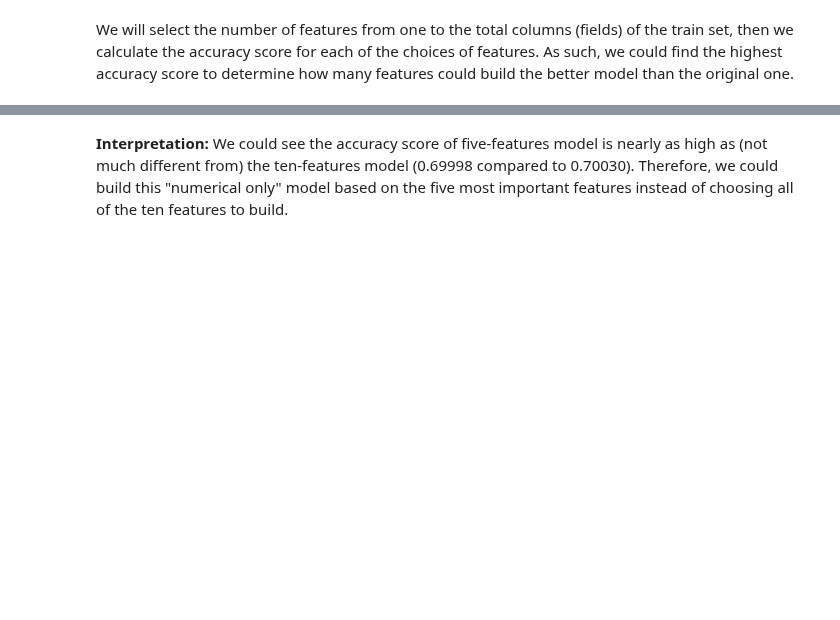
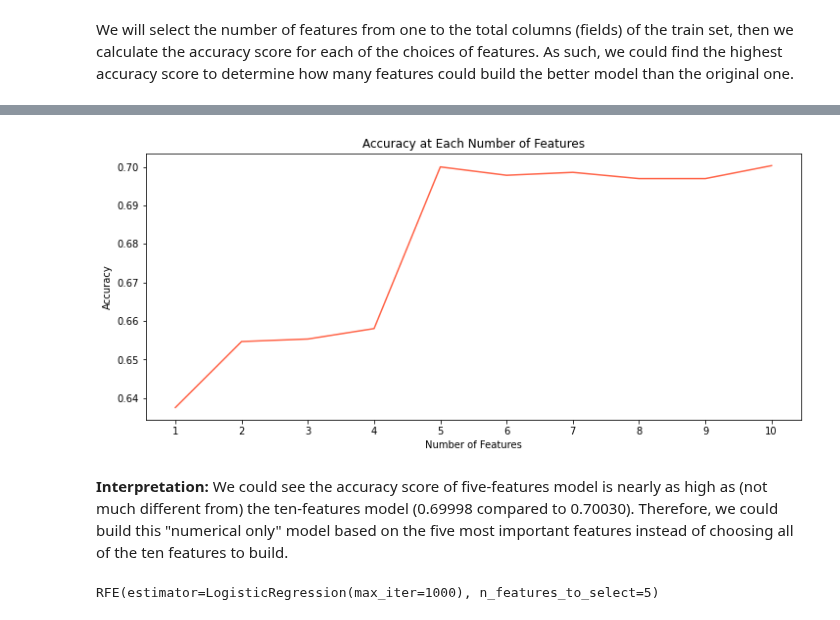
Before and after one commit to xuyenlinhHuynh/data-science-portfolio-xuyenlinhHuynh, a Jupyter notebook: Portfolio 3.ipynb, the cells around one changed output, grey strips where cells are left out. Saved outputs shown, nothing was run; the diff lists cells and outputs as text; code cells hidden in the pictures; blank space fills up the shorter version.

```diff
--- a/Portfolio 3.ipynb
+++ b/Portfolio 3.ipynb
@@ -109,0 +165,6 @@ Name: CHURN_IND, dtype: int64
+# %%
+# turn the selected categorical data into dummies
+cleaned_churn.drop(["STATE", "HANDSET_USED_BRAND"], axis= 1, inplace=True)
+
+dummy_churn = pd.get_dummies(cleaned_churn,
+                             columns= ["CFU", "BYO_PLAN_STATUS", "CONTRACT_STATUS", "COUNTRY_METRO_REGION"])
@@ -124,9 +198,9 @@ print(num_test.shape)
 # %%
-X_num_train = num_train.drop(["CHURN_IND", "CUST_ID", "CFU", "BYO_PLAN_STATUS", "CONTRACT_STATUS",
-                      "HANDSET_USED_BRAND", "COUNTRY_METRO_REGION", "STATE"], axis=1)
+X_num_train = num_train.drop(["CHURN_IND", "CUST_ID", "CFU", "BYO_PLAN_STATUS",
+                              "CONTRACT_STATUS","COUNTRY_METRO_REGION"], axis=1)
 y_num_train = num_train["CHURN_IND"]
-X_num_test = num_test.drop(["CHURN_IND", "CUST_ID", "CFU", "BYO_PLAN_STATUS", "CONTRACT_STATUS",
-                    "HANDSET_USED_BRAND", "COUNTRY_METRO_REGION", "STATE"], axis=1)
+X_num_test = num_test.drop(["CHURN_IND", "CUST_ID", "CFU", "BYO_PLAN_STATUS",
+                            "CONTRACT_STATUS", "COUNTRY_METRO_REGION"], axis=1)
 y_num_test = num_test["CHURN_IND"]
 # %% [markdown]
 We input the independent and the dependent values to predict into the train and test variables. However, for the independent values (i.e. X_train, X_test), we do not include CUST_ID as it is just an identifier for a customer, which does not help to predict the the churn.
@@ -178,16 +257,16 @@ We will select the number of features from one to the total columns (fields) of
 # list for containing all the accuracy score
 test_acc_scores = []
 
-print("The accuracy score of the model:")
-for i in range(1, X_num_train.shape[1]+1):
+print("The accuracy score of the model (numerical):")
+for i in range(1, 11):
     # build and fit the model
-    lr = LogisticRegression()
+    lr = LogisticRegression(max_iter = 1000)
     rfe = RFE(estimator = lr, n_features_to_select = i, step = 1)
     rfe.fit(X_num_train, y_num_train)
     # predict based on test set
-    test_preds = rfe.predict(X_num_test)
+    preds = rfe.predict(X_num_test)
     # calculate accuracy score and append to the list
-    acc_score = accuracy_score(y_num_test, test_preds)
+    acc_score = accuracy_score(y_num_test, preds)
     test_acc_scores.append(acc_score)
     # print the number of features with the accuracy score
     print("- with selection of", i, "features: ", acc_score)
@@ -197,17 +285,23 @@ The accuracy score of the model:
 # %%
 # Plotting the accuracy number
 plt.figure(figsize=(12,5))
-plt.plot(range(1, X_num_train.shape[1]+1), test_acc_scores)
+plotting = plt.plot(range(1, X_num_train.shape[1]+1), test_acc_scores, color= "tomato")
 plt.xlabel("Number of Features")
 plt.ylabel("Accuracy")
 plt.title("Accuracy at Each Number of Features")
+plt.xticks(np.arange(1, 11, step=1))
+plt.show()
+# %% [output]
+[figure, added]
 # %% [markdown]
 **Interpretation:** We could see the accuracy score of five-features model is nearly as high as (not much different from) the ten-features model (0.69998 compared to 0.70030). Therefore, we could build this "numerical only" model based on the five most important features instead of choosing all of the ten features to build.
 # %%
 # re-build the model by selecting five features
-five_lr = LogisticRegression()
+five_lr = LogisticRegression(max_iter = 1000)
 five_rfe = RFE(estimator = five_lr, n_features_to_select = 5, step = 1)
 five_rfe.fit(X_num_train, y_num_train)
+# %% [output]
+RFE(estimator=LogisticRegression(max_iter=1000), n_features_to_select=5)
 # %%
 # check which five features have been selected
 X_num_train.columns[five_rfe.support_]
```
Also changed, not shown: parts of 49 cells of this notebook.
